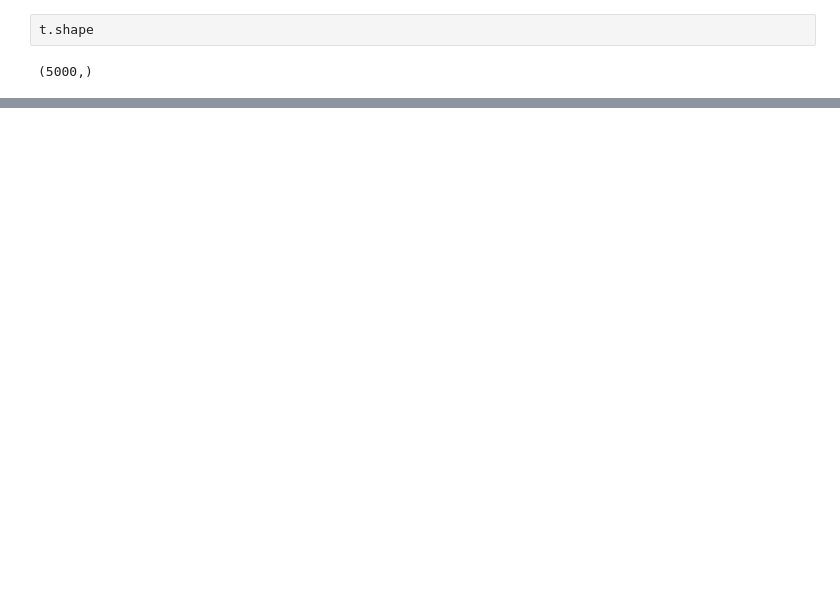
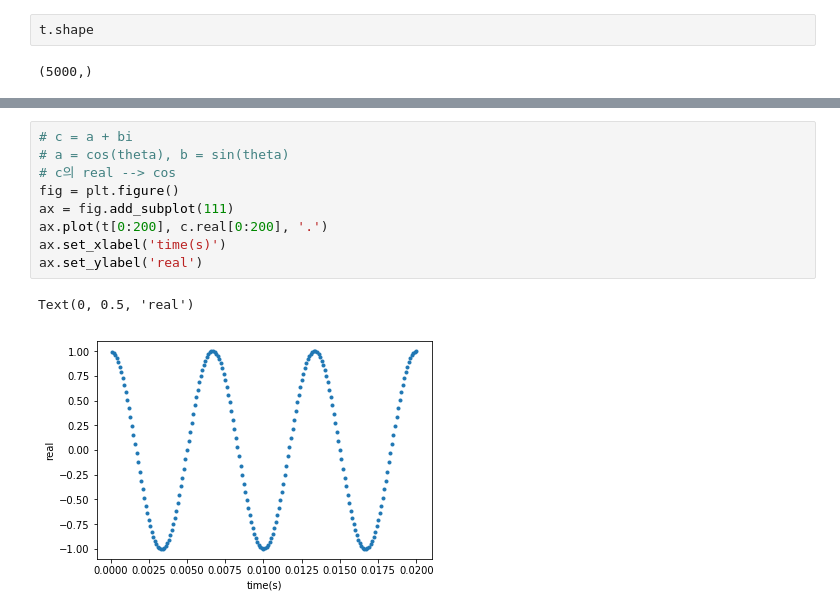
Before and after one commit to Jungwon-Chang/2019-1_ENGL437, a Jupyter notebook: my/09. Sound.ipynb, the cells around one changed output, grey strips where cells are left out. Saved outputs shown, nothing was run; the diff lists cells and outputs as text; blank space fills up the shorter version.

```diff
--- a/my/09. Sound.ipynb
+++ b/my/09. Sound.ipynb
@@ -36,0 +135,12 @@ array([6.28318531e-02, 1.25663706e-01, 1.88495559e-01, ...,
+# %%
+# c = a + bi
+# a = cos(theta), b = sin(theta)
+# c의 real --> cos
+fig = plt.figure()
+ax = fig.add_subplot(111)
+ax.plot(t[0:200], c.real[0:200], '.')
+ax.set_xlabel('time(s)')
+ax.set_ylabel('real')
+# %% [output]
+Text(0, 0.5, 'real')
+[figure, added]
```
Also changed, not shown: parts of 28 cells of this notebook, 6 other files.
